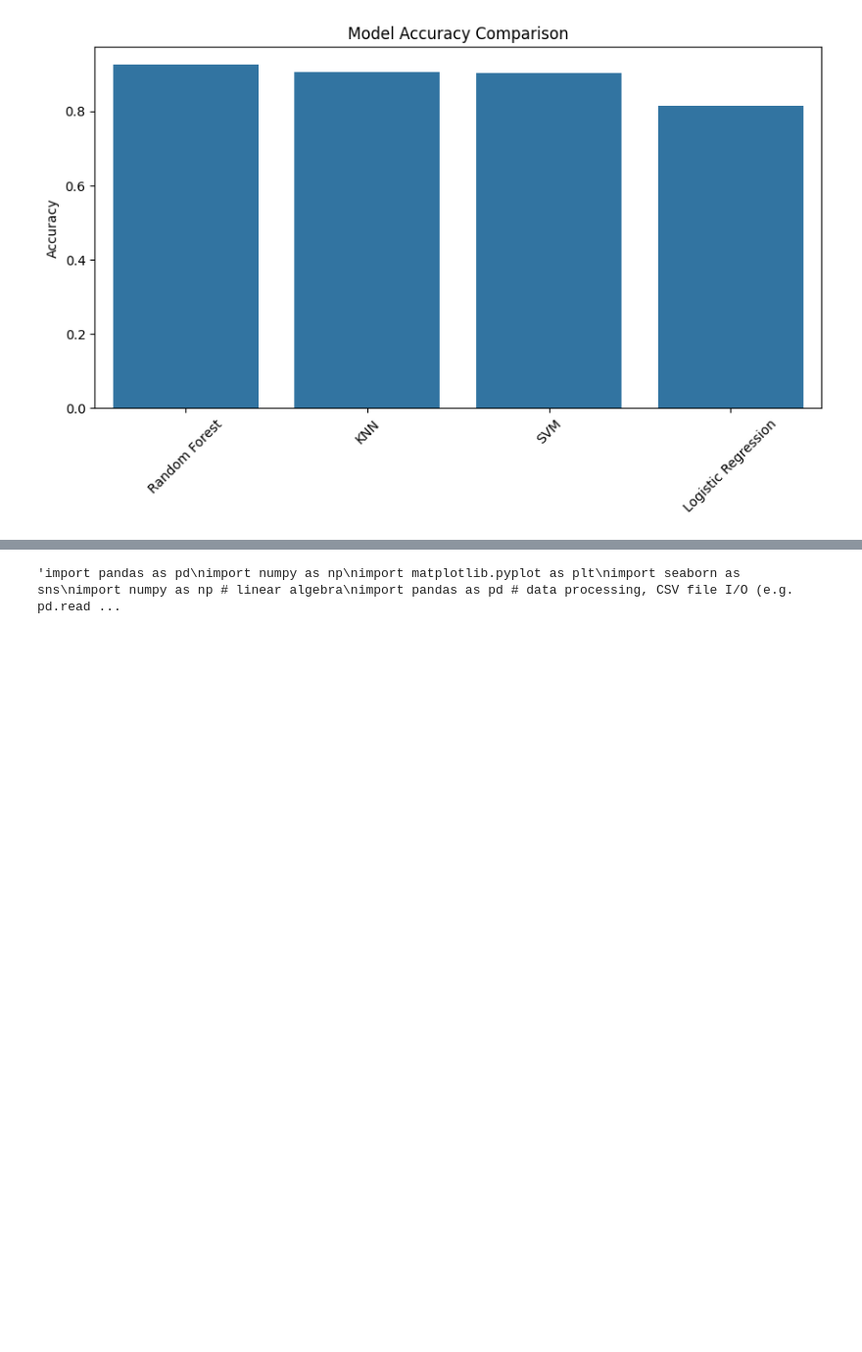
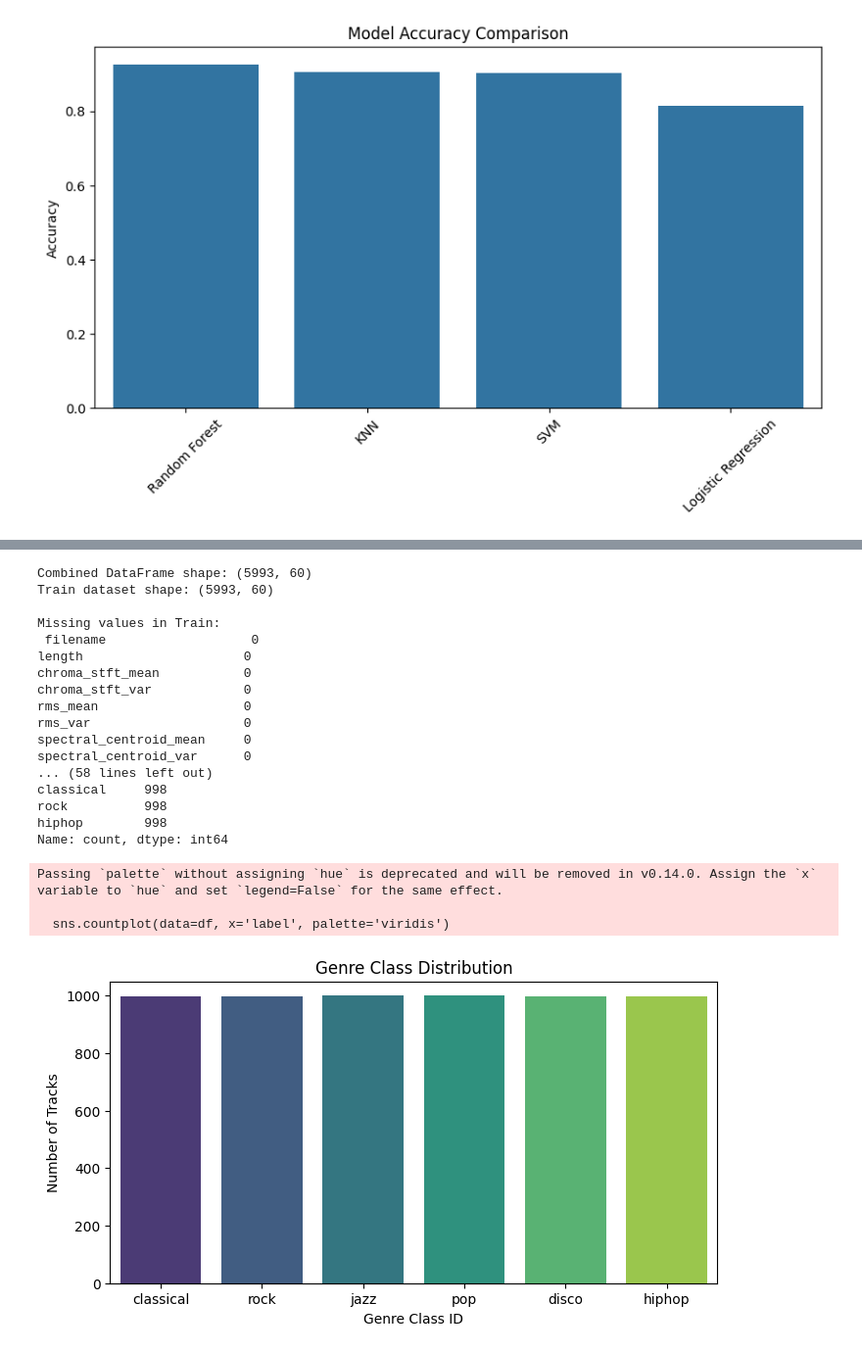
Before and after one commit to SNIGDHA-ms24043/IDC-PROJECT--Music-Genre-Classification, a Jupyter notebook: Music_Genre_IDC_Project.ipynb, the cells around one changed output, grey strips where cells are left out. Shown at 98% size. Saved outputs shown, nothing was run; the diff lists cells and outputs as text; code cells hidden in the pictures; blank space fills up the shorter version.

```diff
--- a/Music_Genre_IDC_Project.ipynb
+++ b/Music_Genre_IDC_Project.ipynb
@@ -614,44 +808,68 @@ weighted avg       0.81      0.81      0.81      1798
 # %%
 #gurleen
-'''import pandas as pd
+import pandas as pd
 import numpy as np
 import matplotlib.pyplot as plt
 import seaborn as sns
-import numpy as np # linear algebra
-import pandas as pd # data processing, CSV file I/O (e.g. pd.read_csv)
+import numpy as np
+import pandas as pd
 import matplotlib.pyplot as plt
 import seaborn as sns
 
-import os
-for dirname, _, filenames in os.walk('/kaggle/input'):
-    for filename in filenames:
-        print(os.path.join(dirname, filename))
 
-import warnings
-warnings.filterwarnings("ignore")
-df_train = pd.read_csv("/kaggle/input/music-genre-classification/train.csv")
-df_test = pd.read_csv("/kaggle/input/music-genre-classification/test.csv")
-df_train = pd.read_csv('train.csv')
-df_test = pd.read_csv('test.csv')
+df=pd.read_excel("/content/features_3_sec.csv.xlsx")
+# combined dataframe
+all_sheets = pd.read_excel("/content/features_3_sec.csv.xlsx", sheet_name=None)
+#sheet_name=None: Tells Pandas to read every single worksheet tab in the Excel file, instead of stopping after the first tab.
+'''Output: Creates a Python dictionary where:
+Keys = Tab names (e.g., 'CLASSICAL', 'ROCK', 'POP').
+Values = Individual DataFrames containing the rows for that specific genre tab.'''
+
+df = pd.concat(all_sheets.values(), ignore_index=True)
+#Vertical Stacking:Because every sheet has the same column headers,Pandas stacks the sheets vertically on top of each other.
+#with ignore_index=True, you ensure both label indexing (.loc) and positional indexing (.iloc) behave predictably.(assigns clean Index 0 to 5992)
+print(f"Combined DataFrame shape: {df.shape}")
+
 
 # 2. Inspect shape and missing values
-print("Train dataset shape:", df_train.shape)
-print("Test dataset shape:", df_test.shape)
-print("\nMissing values in Train:\n", df_train.isnull().sum())
+
+print("Train dataset shape:", df.shape)
+#print("Test dataset shape:", df.shape)
+print("\nMissing values in Train:\n", df.isnull().sum())
 
 # 3. Check class balance across genres
-print("\n=== CLASS BALANCE ACROSS GENRES ===")
-print(df_train['Class'].value_counts())
+print("CLASS BALANCE ACROSS GENRES")
+print(df['label'].value_counts())
 
 # 4. Plot class distribution
 plt.figure(figsize=(8, 4))
-sns.countplot(data=df_train, x='Class', palette='viridis')
+sns.countplot(data=df, x='label', palette='viridis')
 plt.title('Genre Class Distribution')
 plt.xlabel('Genre Class ID')
 plt.ylabel('Number of Tracks')
-plt.show()'''
+plt.show()
 # %% [output]
-'import pandas as pd\nimport numpy as np\nimport matplotlib.pyplot as plt\nimport seaborn as sns\nimport numpy as np # linear algebra\nimport pandas as pd # data processing, CSV file I/O (e.g. pd.read ...
+Combined DataFrame shape: (5993, 60)
+Train dataset shape: (5993, 60)
+
+Missing values in Train:
+ filename                   0
+length                     0
+chroma_stft_mean           0
+chroma_stft_var            0
+rms_mean                   0
+rms_var                    0
+spectral_centroid_mean     0
+spectral_centroid_var      0
+... (58 lines left out)
+classical     998
+rock          998
+hiphop        998
+Name: count, dtype: int64
+Passing `palette` without assigning `hue` is deprecated and will be removed in v0.14.0. Assign the `x` variable to `hue` and set `legend=False` for the same effect.
+
+  sns.countplot(data=df, x='label', palette='viridis')
+[figure, added]
 # %%
 #Snigdha
 #work to be done now
```
Also changed, not shown: parts of 11 cells of this notebook.
